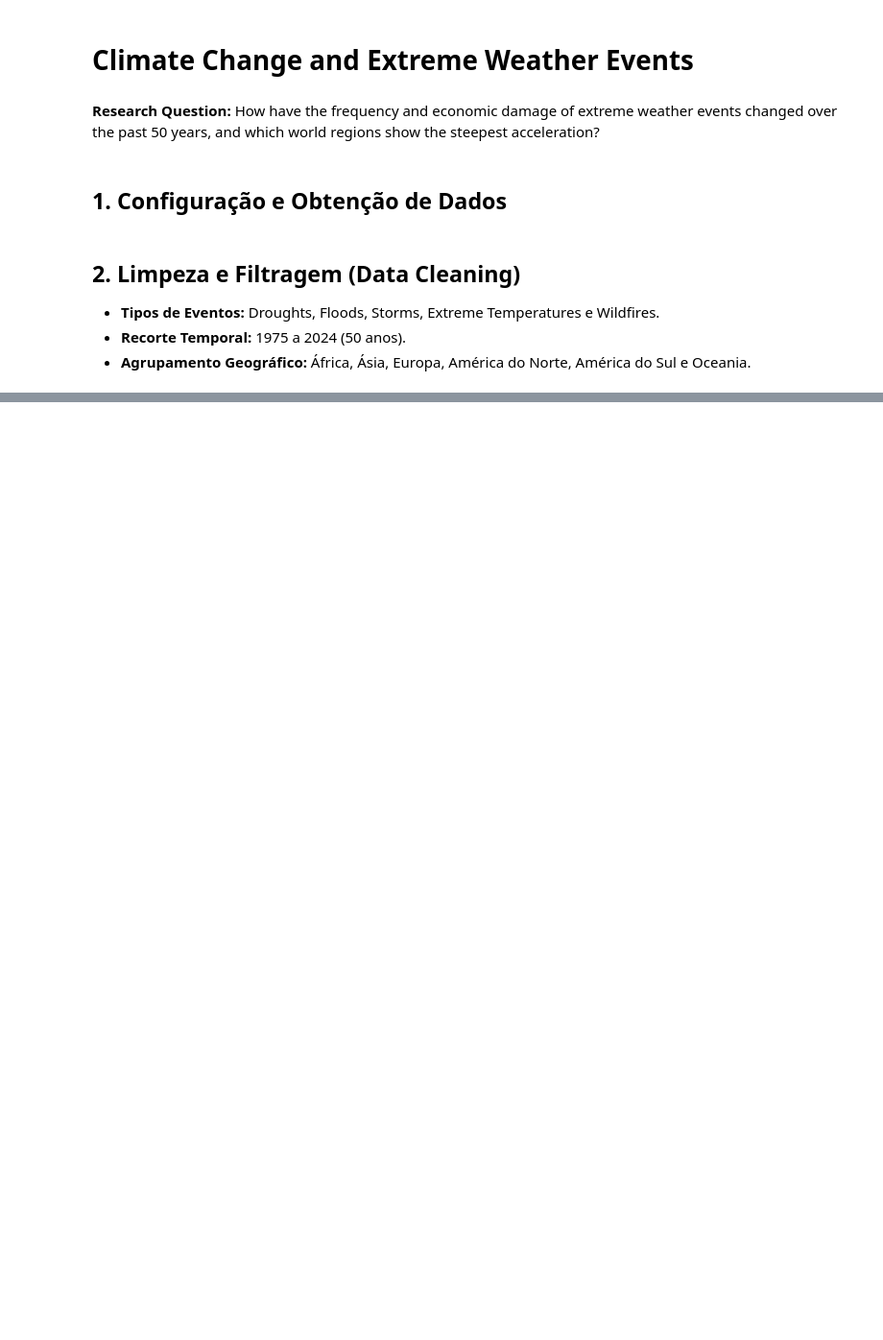
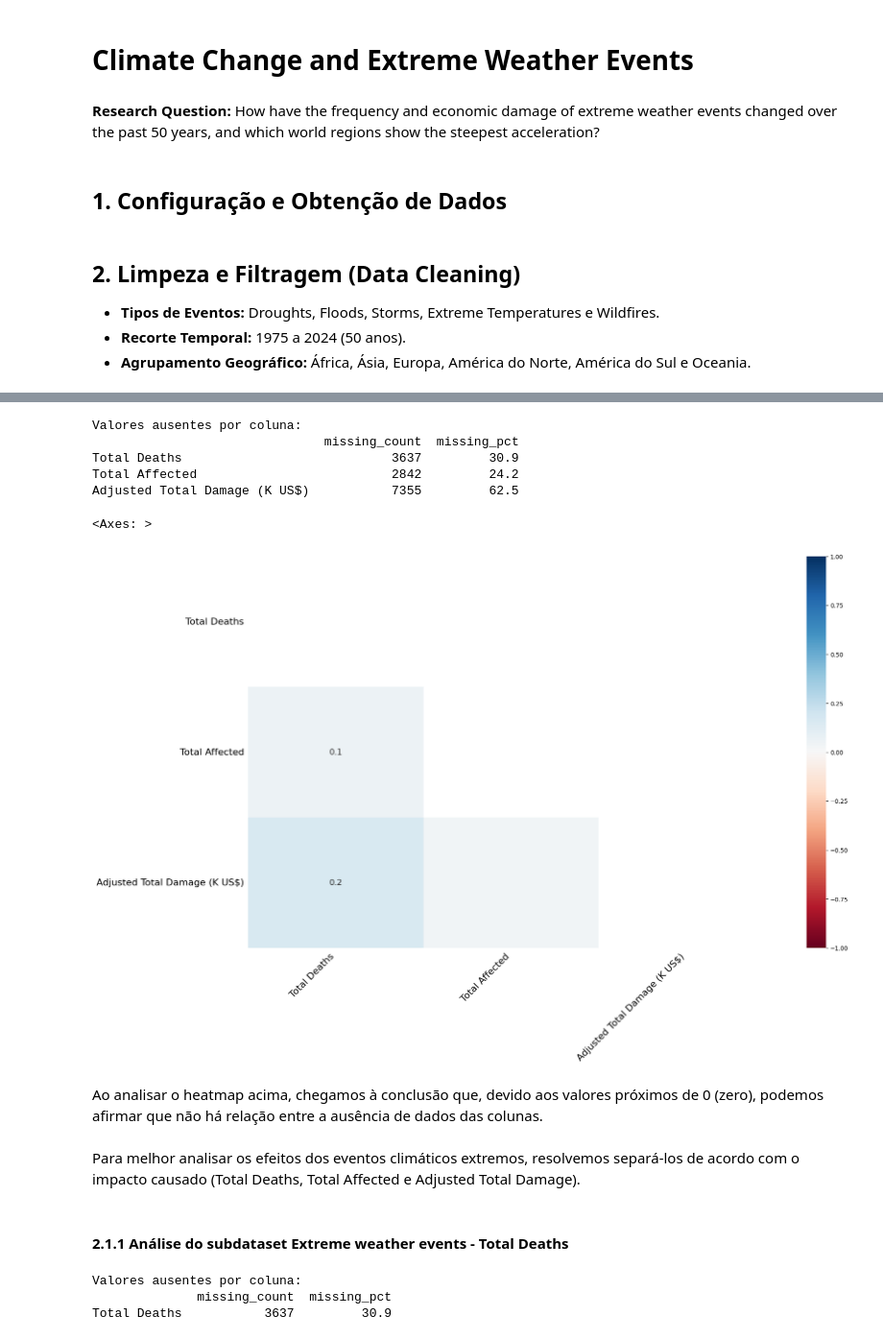
Before and after one commit to felipesabbado/2026-IPS-vd-project, a Jupyter notebook: notebooks/analysis.ipynb, the cells around one changed output, grey strips where cells are left out. Shown at 96% size. Cells and saved outputs as stored; diff of their text form; code cells hidden in the pictures; blank space fills up the shorter version.

```diff
--- a/notebooks/analysis.ipynb
+++ b/notebooks/analysis.ipynb
@@ -490,30 +85,0 @@ memory usage: 1.1+ MB
-# %%
-# Criar um gráfico de linhas para mostrar a evolução das anomalias médias nas temperaturas médias anuais por continente
-# 1. Configurar o estilo visual para ficar profissional (padrão IEEE)
-plt.figure(figsize=(14, 8))
-sns.set_theme(style="whitegrid") # Adiciona grades para facilitar a leitura
-
-# 2. Criar o gráfico de linhas
-# 'hue' define uma cor diferente para cada continente (Region)
-line_plot = sns.lineplot(
-    data=gas_emissions_1,
-    x='Year',
-    y='Greenhouse gas emissions',
-    hue='Region',
-    marker='o',         # Adiciona marcadores nos pontos anuais
-    markersize=4,
-    linewidth=2,
-    palette='Set1'      # Paleta de cores com alto contraste
-)
-
-# 3. Customização e Títulos
-plt.title('Evolução das Emissões de Gases do Efeito Estufa Anual por Continente (1975-2024)', fontsize=16, fontweight='bold', pad=20)
-plt.xlabel('Ano', fontsize=12)
-plt.ylabel('Gases do Efeito Estufa (ton per capita)', fontsize=12)
-
-# 4. Ajustar a Legenda para fora do gráfico para não obstruir os dados
-plt.legend(title='Continente', title_fontsize='12', fontsize='11', bbox_to_anchor=(1.01, 1), loc='upper left')
-
-# 5. Ajuste fino do layout e exibição
-plt.tight_layout()
-plt.show()
@@ -525,0 +122,5 @@ emdata = pd.read_excel("./emdat/EMDAT-Events_Clean")
+# %%
+extreme_weather_events['Region'] = extreme_weather_events['ISO'].apply(country_to_continent)
+print(extreme_weather_events.Region.unique().tolist())
+extreme_weather_events.drop(columns=['ISO', 'Country'], inplace=True)
+extreme_weather_events.head()
@@ -525,0 +135,17 @@ emdata = pd.read_excel("./emdat/EMDAT-Events_Clean")
+# %%
+show_missing_values(extreme_weather_events)
+# %% [output]
+Valores ausentes por coluna:
+                               missing_count  missing_pct
+Total Deaths                            3637         30.9
+Total Affected                          2842         24.2
+Adjusted Total Damage (K US$)           7355         62.5
+# %%
+msno.heatmap(extreme_weather_events)
+# %% [output]
+<Axes: >
+[figure, added]
+# %% [markdown]
+Ao analisar o heatmap acima, chegamos à conclusão que, devido aos valores próximos de 0 (zero), podemos afirmar que não há relação entre a ausência de dados das colunas.
+# %% [markdown]
+Para melhor analisar os efeitos dos eventos climáticos extremos, resolvemos separá-los de acordo com o impacto causado (Total Deaths, Total Affected e Adjusted Total Damage).
@@ -525,0 +156,8 @@ emdata = pd.read_excel("./emdat/EMDAT-Events_Clean")
+# %% [markdown]
+#### 2.1.1 Análise do subdataset **Extreme weather events - Total Deaths**
+# %%
+show_missing_values(ewe_deaths)
+# %% [output]
+Valores ausentes por coluna:
+              missing_count  missing_pct
+Total Deaths           3637         30.9
```
Also changed, not shown: parts of 39 cells of this notebook, 1 other file.
